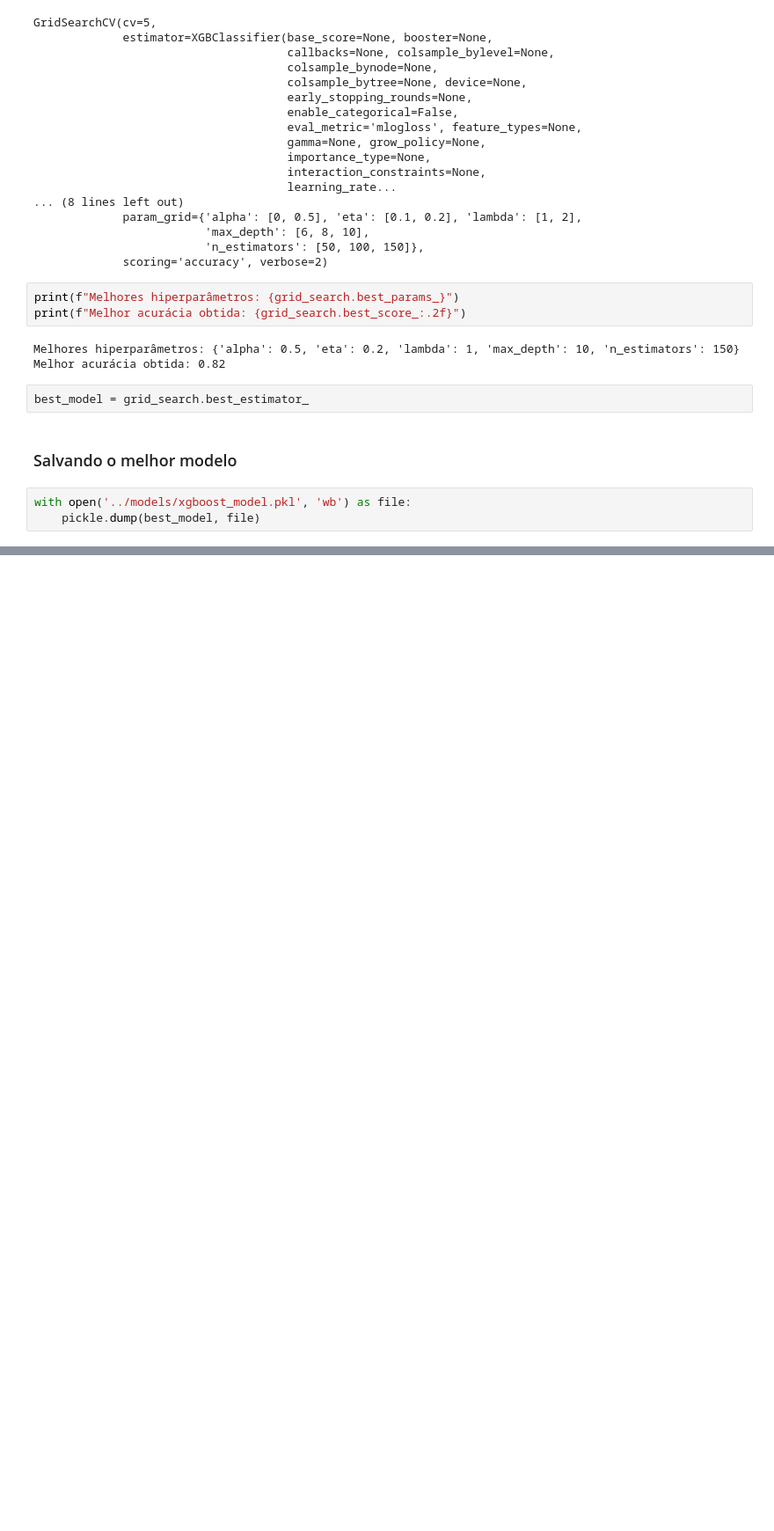
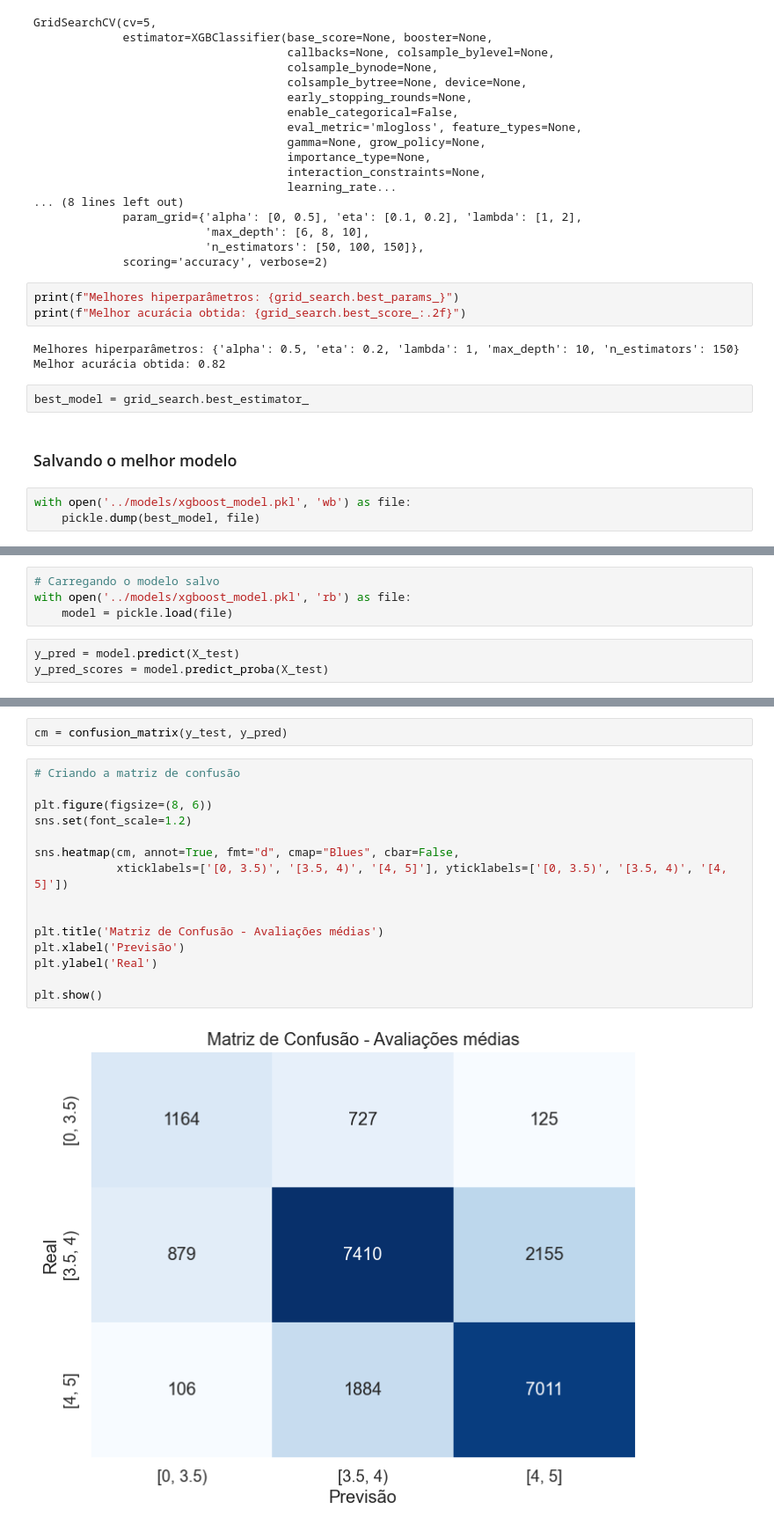
Before and after one commit to FelipeMoraes03/GoodReads-book-reviews, a Jupyter notebook: src/xgboost.ipynb, the cells around one changed output, grey strips where cells are left out. Shown: that part at 88% size. Saved outputs shown, nothing was run; the diff lists cells and outputs as text; blank space fills up the shorter version.

Commit message:
feat: add xgboost model evaluation

```diff
--- a/src/xgboost.ipynb
+++ b/src/xgboost.ipynb
@@ -128,0 +133,7 @@ with open('../models/xgboost_model.pkl', 'wb') as file:
+# %%
+# Carregando o modelo salvo
+with open('../models/xgboost_model.pkl', 'rb') as file:
+    model = pickle.load(file)
+# %%
+y_pred = model.predict(X_test)
+y_pred_scores = model.predict_proba(X_test)
@@ -128,0 +155,19 @@ with open('../models/xgboost_model.pkl', 'wb') as file:
+# %%
+cm = confusion_matrix(y_test, y_pred)
+# %%
+# Criando a matriz de confusão
+
+plt.figure(figsize=(8, 6))
+sns.set(font_scale=1.2)
+
+sns.heatmap(cm, annot=True, fmt="d", cmap="Blues", cbar=False,
+            xticklabels=['[0, 3.5)', '[3.5, 4)', '[4, 5]'], yticklabels=['[0, 3.5)', '[3.5, 4)', '[4, 5]'])
+
+
+plt.title('Matriz de Confusão - Avaliações médias')
+plt.xlabel('Previsão')
+plt.ylabel('Real')
+
+plt.show()
+# %% [output]
+[figure, added]
```
Also changed, not shown: parts of 5 cells of this notebook.
